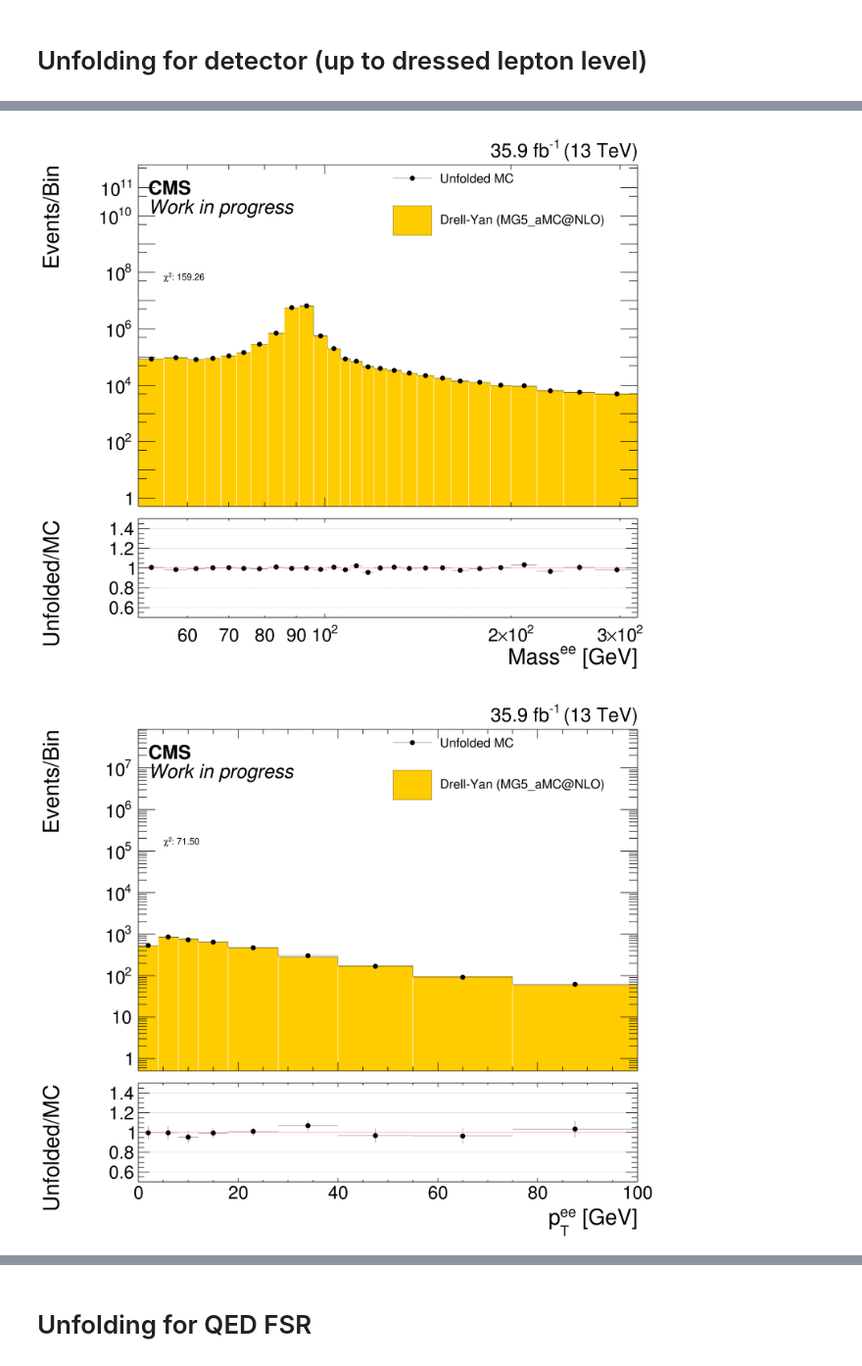
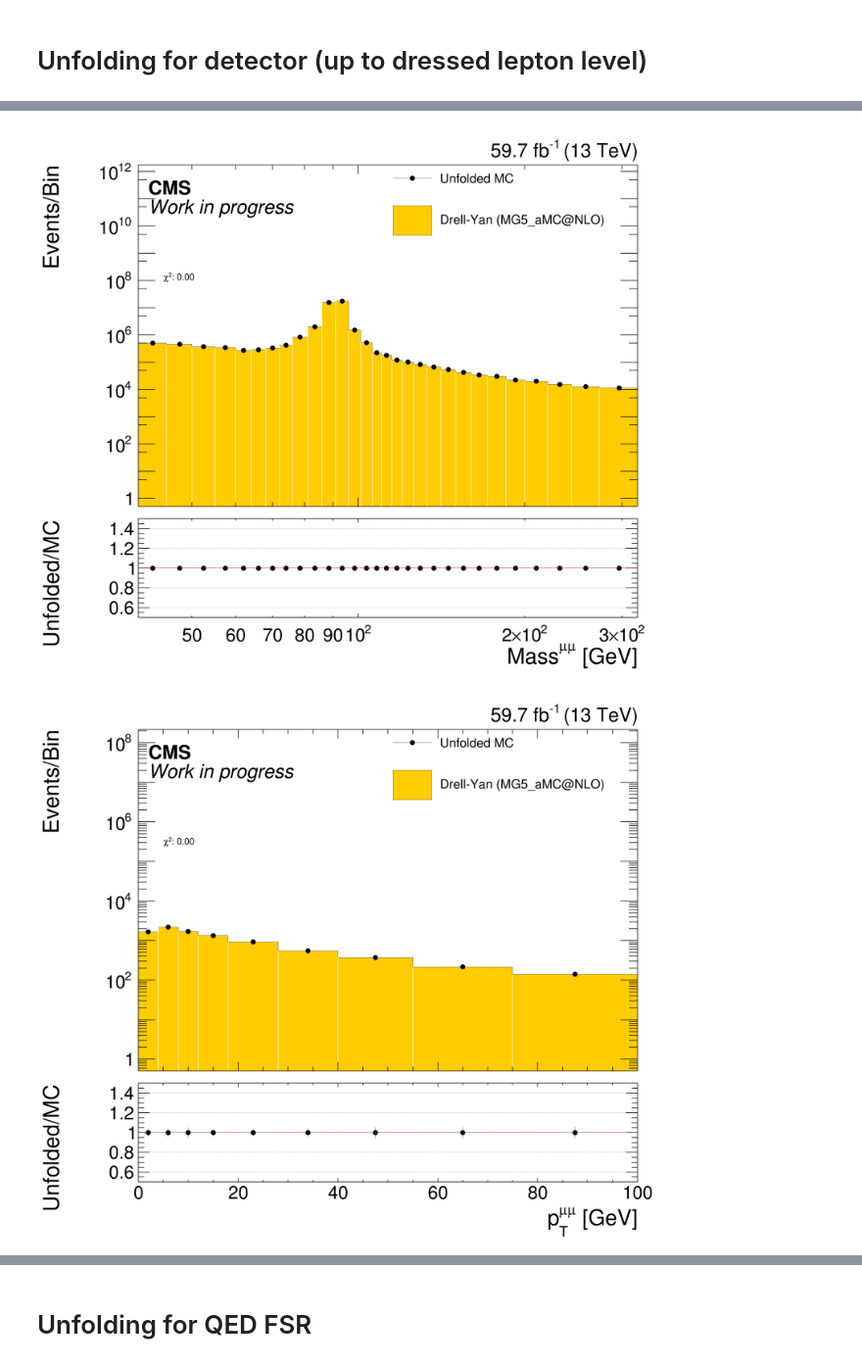
Before and after one commit to jhkim06/ISRAnalysis, a Jupyter notebook: ISR_Analysis_UnfoldingValidation.ipynb, the cells around one changed output, grey strips where cells are left out. Shown at 98% size. Cells and saved outputs as stored; diff of their text form; code cells hidden in the pictures.

```diff
--- a/ISR_Analysis_UnfoldingValidation.ipynb
+++ b/ISR_Analysis_UnfoldingValidation.ipynb
@@ -11,8 +11,8 @@ import sys
 # Unfolding for detector (up to dressed lepton level)
 # %%
 binDef = "_FineCoarse"
-channel = "electron"
-year = "2016"
+channel = "muon"
+year = "2018"
 doSys = False
 
 # Redirect STDOUT and STDERR
@@ -28,8 +28,8 @@ detUnfold_muon_2016_iter = an.ISRAnalysis(year, channel, False, "matrix",
 # Closure test
 Unfold_muon_2016_closure_1 = an.ISRAnalysis(year, channel, False, "matrix",
                                      "Detector_Dressed_DRp1_Fiducial", "Detector_Dressed_DRp1", binDef)
-Unfold_muon_2016_closure_3 = an.ISRAnalysis(year, channel, False, "matrix_DYMG",
-                                     "Detector_Dressed_DRp1_Fiducial", "Detector_Dressed_DRp1", binDef)
+#Unfold_muon_2016_closure_3 = an.ISRAnalysis(year, channel, False, "matrix_DYMG",
+#                                     "Detector_Dressed_DRp1_Fiducial", "Detector_Dressed_DRp1", binDef)
 # %%
 # Nominal
 detUnfold_muon_2016.setInputHist(False, False, None, "Detector")
@@ -80,14 +80,14 @@ for massBin in range(5):
 # %%
 # Check unfolding closure
 Unfold_muon_2016_closure_1.drawUnfPlot("Mass", "mass[UO];pt[UOC0]", True, "", "DetUnfClosure1_")
-Unfold_muon_2016_closure_3.drawUnfPlot("Mass", "mass[UO];pt[UOC0]", True, "", "DetUnfClosure3_", 0, False, True)
+#Unfold_muon_2016_closure_3.drawUnfPlot("Mass", "mass[UO];pt[UOC0]", True, "", "DetUnfClosure3_", 0, False, True)
 
 for massBin in range(5):
     Unfold_muon_2016_closure_1.drawUnfPlot("Pt", "pt[UO];mass[UOC"+str(massBin)+"]", True, "", "DetUnfClosure1_M"+str(massBin)+"_", massBin, True)
-    Unfold_muon_2016_closure_3.drawUnfPlot("Pt", "pt[UO];mass[UOC"+str(massBin)+"]", True, "", "DetUnfClosure3_M"+str(massBin)+"_", massBin, True, True)
+    #Unfold_muon_2016_closure_3.drawUnfPlot("Pt", "pt[UO];mass[UOC"+str(massBin)+"]", True, "", "DetUnfClosure3_M"+str(massBin)+"_", massBin, True, True)
 # %% [output]
-[figure, old version]
+[figure, new version]
-[figure, old version]
+[figure, new version]
 # %%
 detUnfold_muon_2016.doAcceptance(doSys, False, "DetEfficienyCorr")
 # %% [output]
```
Also changed, not shown: parts of 9 cells of this notebook, 3 other files.
